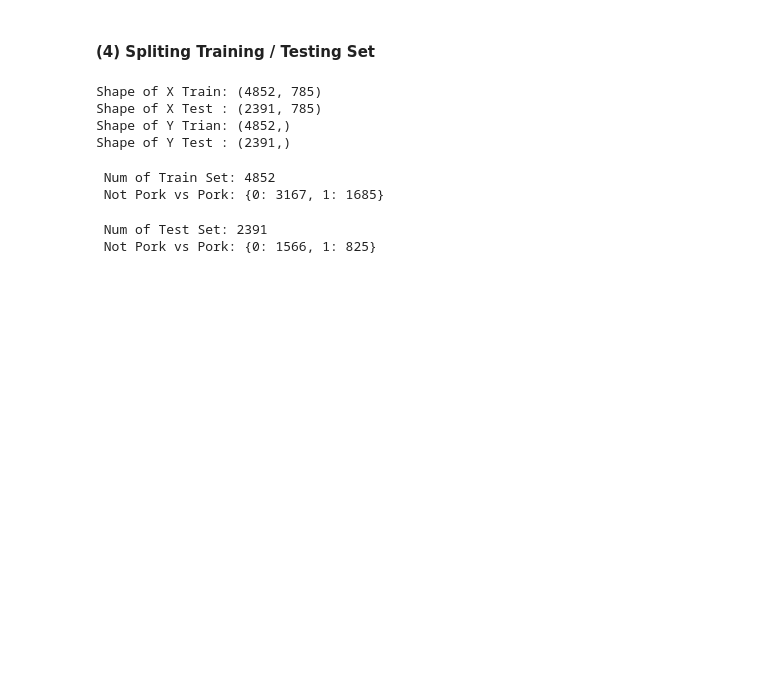
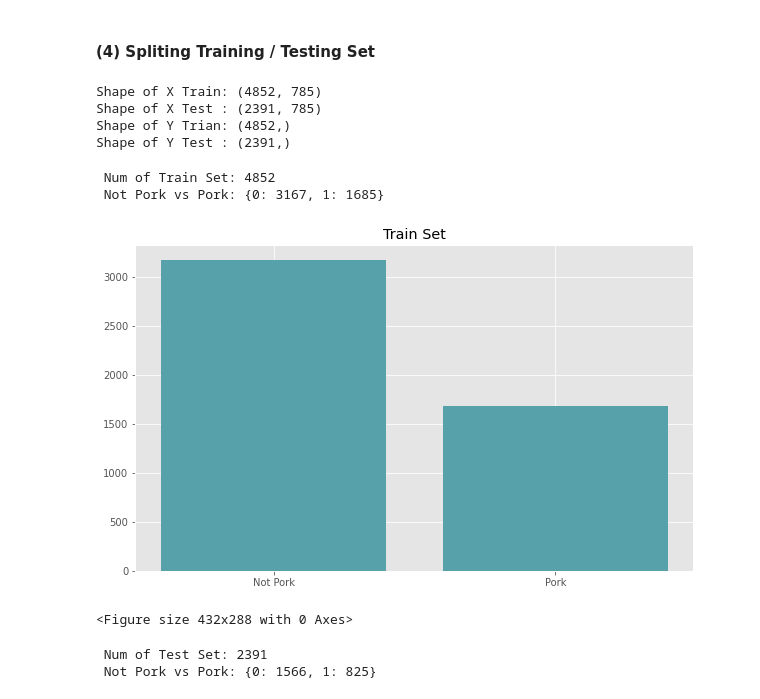
Before and after one commit to davidycliao/PorkCNN, a Jupyter notebook: demo-cnn-pork-barrel-classification-task.ipynb, the cells around one changed output. Drawn from its saved outputs; the diff is of its cells as text; code cells hidden in the pictures; blank space fills up the shorter version.

```diff
--- a/demo-cnn-pork-barrel-classification-task.ipynb
+++ b/demo-cnn-pork-barrel-classification-task.ipynb
@@ -150,6 +158,19 @@ print(' Num of Train Set:' , train_inputs.shape[0], '\n'
 # %% [output]
  Num of Train Set: 4852
  Not Pork vs Pork: {0: 3167, 1: 1685}
+# %%
+import matplotlib.pyplot as plt
+plt.figure(figsize=(10, 6))
+train_plot = pd.DataFrame({"num":[dict(zip(unique_train_labels, counts_train_labels))[0],
+                                  dict(zip(unique_train_labels, counts_train_labels))[1]],
+                           "type":['Not Pork','Pork']})
+plt.bar(train_plot['type'], train_plot['num'], color='#57A1AB')
+plt.title('Train Set')
+plt.show()
+plt.savefig('images/train_plot.png')
+# %% [output]
+[figure, added]
+<Figure size 432x288 with 0 Axes>
 # %%
 unique_test_labels, counts_test_labels = np.unique(test_labels, return_counts=True)
 
```
Also changed, not shown: parts of 2 cells of this notebook, 3 other files.
